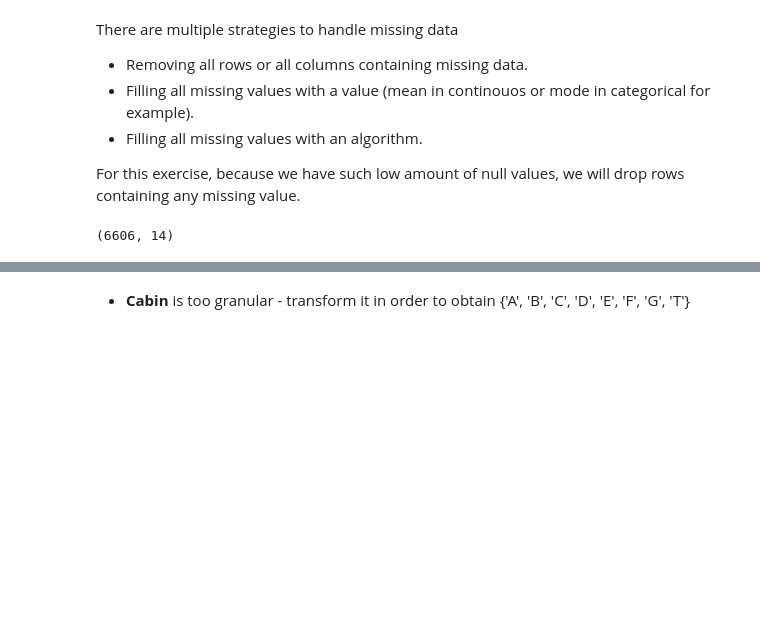
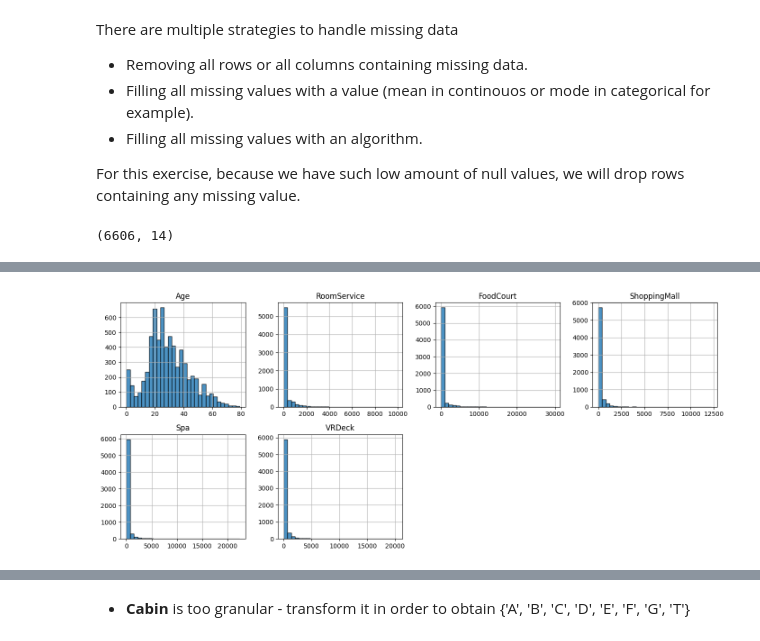
Before and after one commit to Kanak2208/lab-feature-engineering, a Jupyter notebook: lab-feature_eng.ipynb, the cells around one changed output, grey strips where cells are left out. Drawn from its saved outputs; the diff is of its cells as text; code cells hidden in the pictures; blank space fills up the shorter version.

```diff
--- a/lab-feature_eng.ipynb
+++ b/lab-feature_eng.ipynb
@@ -102,0 +116,5 @@ spaceship.shape
+# %%
+num_cols = spaceship.select_dtypes(include=[np.number]).columns
+
+# Summary statistics for numerical columns
+spaceship[num_cols].describe()
@@ -102,0 +131,14 @@ spaceship.shape
+# %%
+# Histograms for numerical columns
+n = len(num_cols)
+fig, axes = plt.subplots(2, 4, figsize=(14, 6))
+axes = axes.flatten()
+for ax, col in zip(axes, num_cols):
+    spaceship[col].hist(ax=ax, bins=30, edgecolor="black", alpha=0.8)
+    ax.set_title(col)
+for ax in axes[n:]:
+    ax.set_visible(False)
+plt.tight_layout()
+plt.show()
+# %% [output]
+[figure, added]
```
Also changed, not shown: parts of 7 cells of this notebook.
